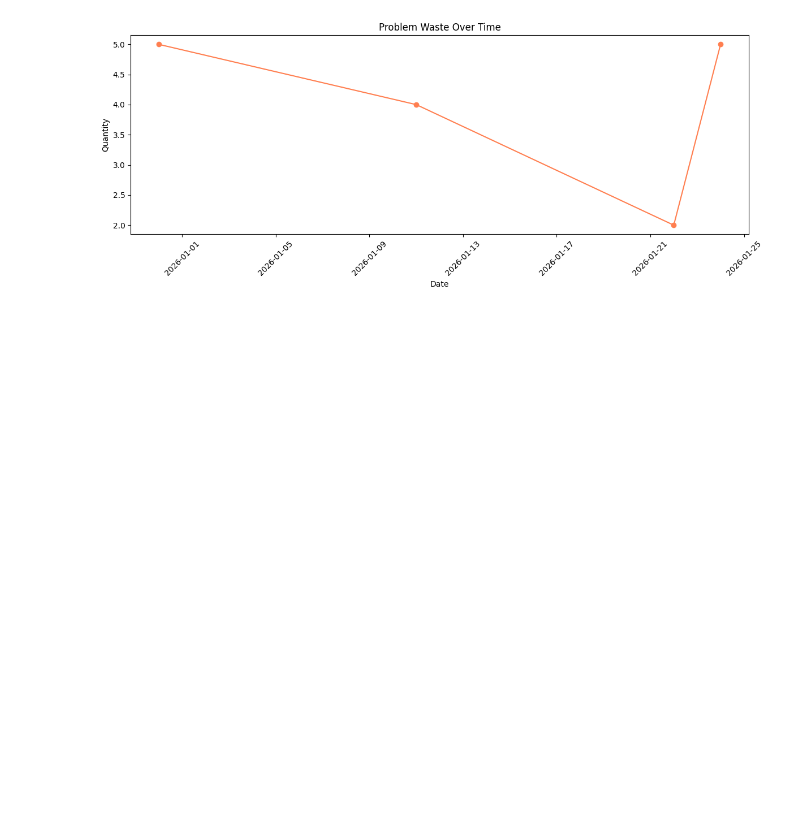
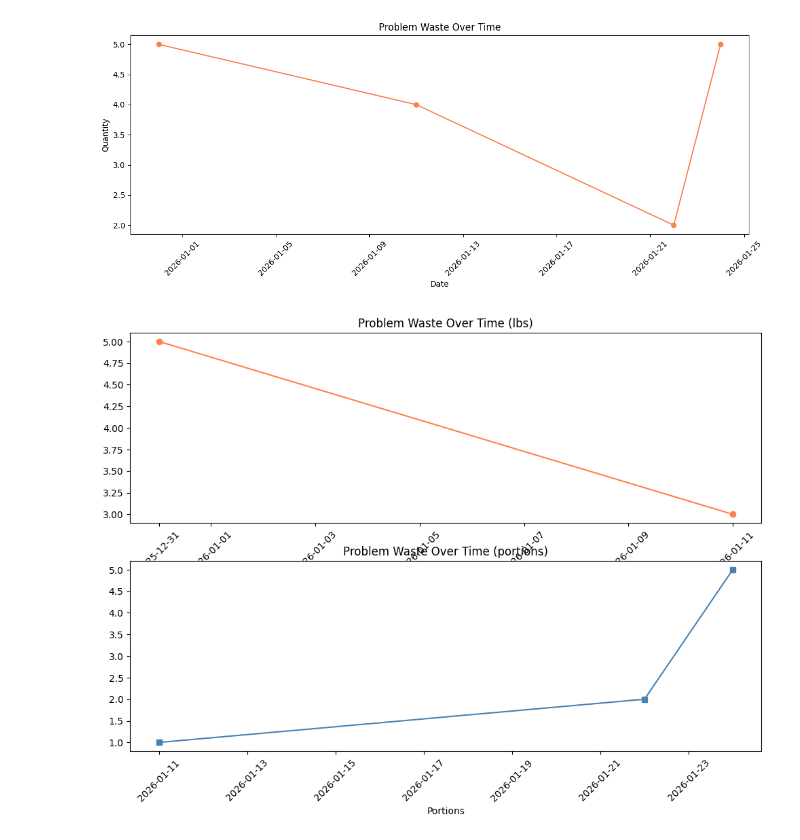
Before and after one commit to Regmonger/waste-tracker, a Jupyter notebook: waste_analysis.ipynb, the cells around one changed output. Drawn from its saved outputs; the diff is of its cells as text; code cells hidden in the pictures; blank space fills up the shorter version.

Commit message:
Add time-based analysis with separate unit type charts

```diff
--- a/waste_analysis.ipynb
+++ b/waste_analysis.ipynb
@@ -100,3 +100,28 @@ plt.tight_layout()
 plt.show()
 # %% [output]
 [figure]
+# %%
+# Separate charts for each unity type
+fig, axes = plt.subplots(2, 1, figsize=(12, 8))
+
+# Weight (lbs) over time
+lbs_df = problem_df[problem_df['quantity_type'] == 'lbs'].copy()
+lbs_df['date'] = pd.to_datetime(lbs_df['timestamp']).dt.date
+if not lbs_df.empty:
+    lbs_daily = lbs_df.groupby('date')['quantity_value'].sum()
+    axes[0].plot(lbs_daily.index, lbs_daily.values, marker='o', color='coral')
+    axes[0].set_title('Problem Waste Over Time (lbs)')
+    axes[0].set_xlabel('Pounds')
+    axes[0].tick_params(axis='x', rotation=45)
+
+# Portions over time
+po_df = problem_df[problem_df['quantity_type'] == 'po'].copy()
+po_df['date'] = pd.to_datetime(po_df['timestamp']).dt.date
+if not po_df.empty:
+    po_daily = po_df.groupby('date')['quantity_value'].sum()
+    axes[1].plot(po_daily.index, po_daily.values, marker='s', color='steelblue')
+    axes[1].set_title('Problem Waste Over Time (portions)')
+    axes[1].set_xlabel('Portions')
+    axes[1].tick_params(axis='x', rotation=45)
+# %% [output]
+[figure, added]
```
